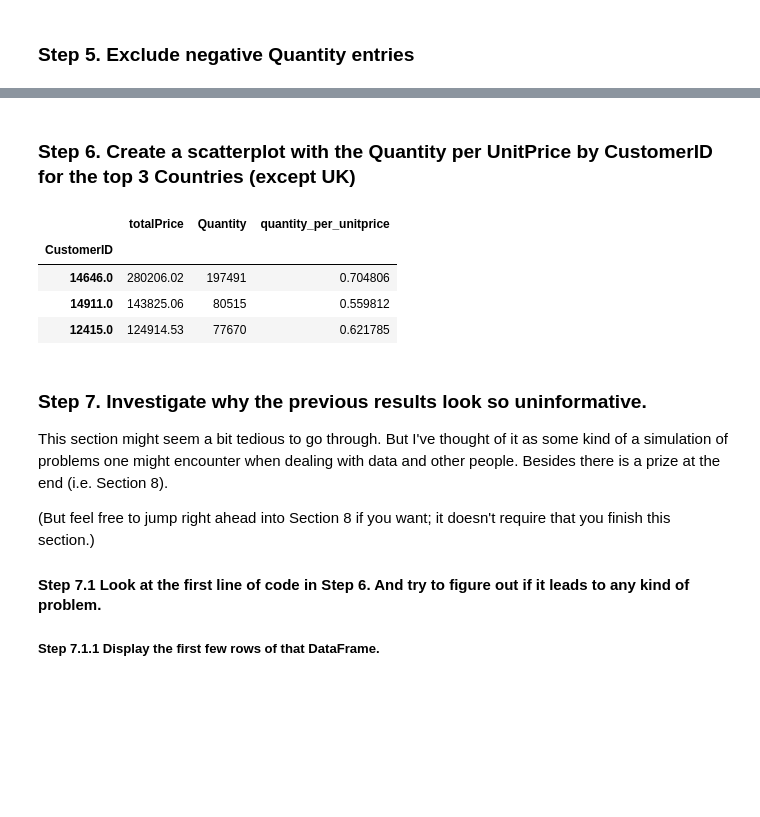
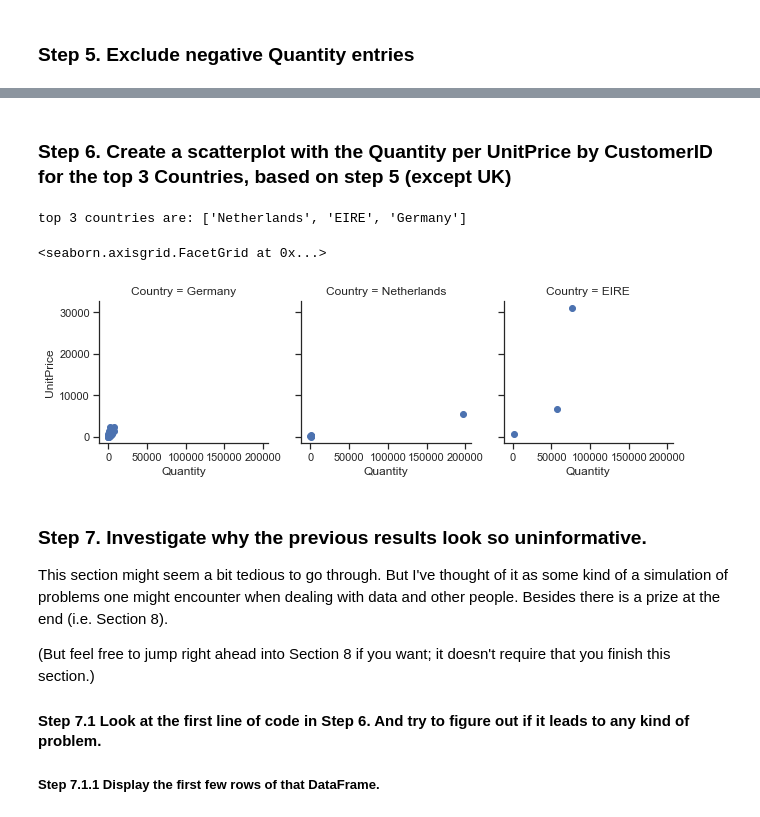
Before and after one commit to osbertc/pandas_exercises, a Jupyter notebook: 07_Visualization/Online_Retail/Osbert_with_answer_20201203.ipynb, the cells around one changed output, grey strips where cells are left out. Cells and saved outputs as stored; diff of their text form; code cells hidden in the pictures; blank space fills up the shorter version.

```diff
--- a/07_Visualization/Online_Retail/Osbert_with_answer_20201203.ipynb
+++ b/07_Visualization/Online_Retail/Osbert_with_answer_20201203.ipynb
@@ -66,30 +75,40 @@ is_positive_no_uk.sort_values(by='Quantity', ascending = True).head(10)
 # %% [markdown]
-### Step 6. Create a scatterplot with the Quantity per UnitPrice by CustomerID for the top 3 Countries (except UK)
+### Step 6. Create a scatterplot with the Quantity per UnitPrice by CustomerID for the top 3 Countries, based on step 5 (except UK)
-# %%
-is_positive_no_uk['totalPrice'] = is_positive_no_uk.Quantity * is_positive_no_uk.UnitPrice
-customerID_obj = is_positive_no_uk.copy(deep=True)
-customerID_obj.CustomerID = [str(value) for value in customerID_obj.CustomerID] # strip the dollar sign and trailing space
-
-customerID_obj ### by country not by customerID
-top_3 = (customerID_obj[['CustomerID','totalPrice','Quantity']]).groupby('CustomerID').sum().sort_values(by=['totalPrice'], ascending = False).head(3)
-top_3['quantity_per_unitprice'] = top_3.Quantity / top_3.totalPrice
-top_3
-
-# # creates the scatterplot
-# # plt.scatter(orders.quantity, orders.item_price, s = 50, c = 'green')
-# plt.scatter(x = top_3.quantity_per_unitprice, y = top_3.CustomerID, s = 50, c = 'green')
-
-# # Set the title and labels
-# plt.xlabel('CustomerID')
-# plt.ylabel('Quantity per UnitPrice')
-# plt.title('Top 3 Countries (except UK)')
-# plt.ylim(0)
-# %% [output]
-|  | totalPrice | Quantity | quantity_per_unitprice |
-| CustomerID |  |  |  |
-| 14646.0 | 280206.02 | 197491 | 0.704806 |
-| 14911.0 | 143825.06 | 80515 | 0.559812 |
-| 12415.0 | 124914.53 | 77670 | 0.621785 |
+# %%
+# groupby CustomerID
+customers = online_rt.groupby(['CustomerID','Country']).sum()
+
+# there is an outlier with negative price
+customers = customers[customers.UnitPrice > 0]
+
+# get the value of the index and put in the column Country
+customers['Country'] = customers.index.get_level_values(1)
+
+# top three countries
+top_3 = []
+for items in top_three.index:
+    top_3.append(items)
+
+print("top 3 countries are:", top_3)
+# filter the dataframe to just select ones in the top_countries
+customers = customers[customers['Country'].isin(top_3)]
+
+#################
+# Graph Section #
+#################
+
+# creates the FaceGrid
+g = sns.FacetGrid(customers, col="Country")
+
+# map over a make a scatterplot
+g.map(plt.scatter, "Quantity", "UnitPrice", alpha=1)
+
+# adds legend
+g.add_legend()
+# %% [output]
+top 3 countries are: ['Netherlands', 'EIRE', 'Germany']
+<seaborn.axisgrid.FacetGrid at 0x...>
+[figure, added]
 # %% [markdown]
 ### Step 7. Investigate why the previous results look so uninformative.
 
```
Also changed, not shown: parts of 9 cells of this notebook.
